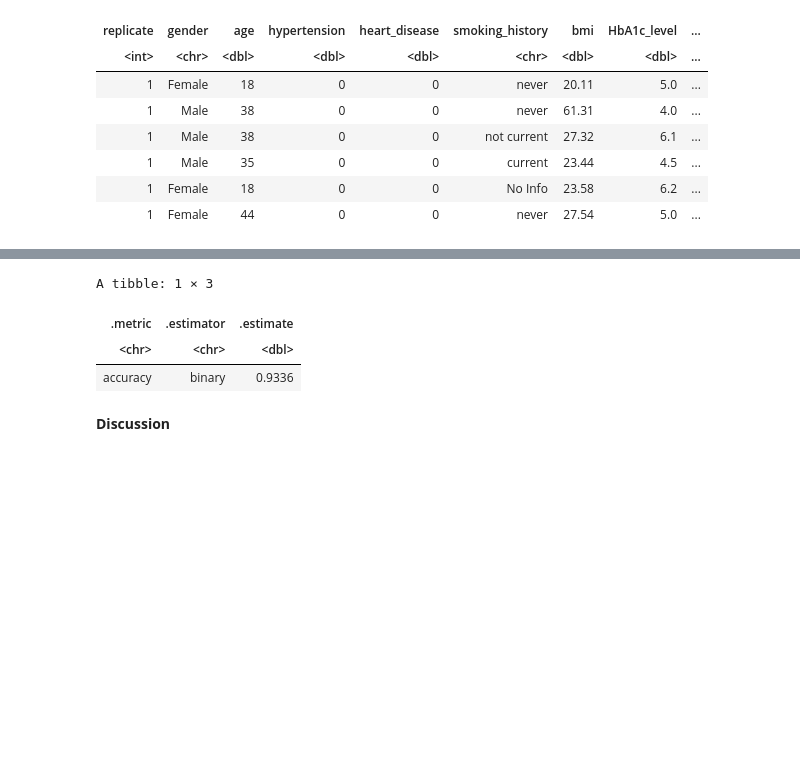
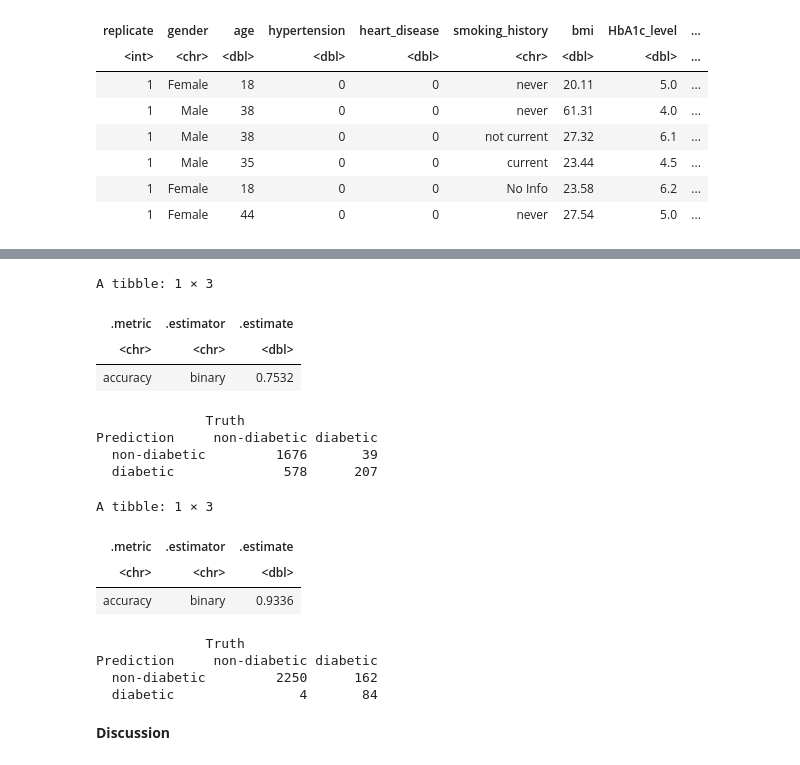
Before and after one commit to danialtaj0/dsci-100-002-group-41, a Jupyter notebook: assignments/final_project_group_41.ipynb, the cells around one changed output, grey strips where cells are left out. Cells and saved outputs as stored; diff of their text form; code cells hidden in the pictures; blank space fills up the shorter version.

```diff
--- a/assignments/final_project_group_41.ipynb
+++ b/assignments/final_project_group_41.ipynb
@@ -43,6 +43,7 @@ set.seed(1)
 url <- "https://raw.githubusercontent.com/danialtaj0/Dataset/main/diabetes_prediction_dataset.csv"
 diabetes_data <- read_csv(url) |>
                  mutate(diabetes = as_factor(diabetes)) |>
+                mutate(diabetes = fct_recode(diabetes, "non-diabetic" = "0", "diabetic" = "1")) |>
                 rep_sample_n(10000)
 diabetes_split <- initial_split(diabetes_data, prop = 0.75, strata = diabetes)
 diabetes_train <- training(diabetes_split)
@@ -192,23 +224,52 @@ A tibble: 11 × 2
 # %%
-#knn model with k = 12
-diabetes_spec <- nearest_neighbor(weight_func = "rectangular", neighbors = 12) |>
+set.seed(1)
+#classifier with downsampling
+diabetes_spec <- nearest_neighbor(weight_func = "rectangular", neighbors = best_k) |>
     set_engine("kknn") |>
     set_mode("classification")
-#classification
 diabetes_classifier <- workflow() |>
     add_recipe(diabetes_recipe) |>
     add_model(diabetes_spec) |>
-    fit(data = diabetes_train)
-prediction_metrics <- predict(diabetes_classifier, diabetes_test) |>
-    bind_cols(diabetes_test) |>
-    metrics(truth = diabetes, estimate = .pred_class) |>
+    fit(data = downsampled_diabetes_train)
+predictions <- predict(diabetes_classifier, diabetes_test) |>
+    bind_cols(diabetes_test)
+prediction_metrics <- metrics(predictions, truth = diabetes, estimate = .pred_class) |>
     filter(.metric == "accuracy")
 prediction_metrics
+conf_mat <- conf_mat(predictions, truth = diabetes, estimate = .pred_class)
+conf_mat
+#classifier without downsampling
+diabetes_spec_2 <- nearest_neighbor(weight_func = "rectangular", neighbors = best_k_2) |>
+    set_engine("kknn") |>
+    set_mode("classification")
+diabetes_classifier_2 <- workflow() |>
+    add_recipe(diabetes_recipe_2) |>
+    add_model(diabetes_spec_2) |>
+    fit(data = diabetes_train)
+predictions_2 <- predict(diabetes_classifier_2, diabetes_test) |>
+    bind_cols(diabetes_test)
+prediction_metrics_2 <- metrics(predictions_2, truth = diabetes, estimate = .pred_class) |>
+    filter(.metric == "accuracy")
+prediction_metrics_2
+conf_mat_2 <- conf_mat(predictions_2, truth = diabetes, estimate = .pred_class)
+conf_mat_2
 # %% [output]
 A tibble: 1 × 3
 | .metric | .estimator | .estimate |
 | <chr> | <chr> | <dbl> |
-| accuracy | binary | 0.9336 |
+| accuracy | binary | 0.7532 |
+              Truth
+Prediction     non-diabetic diabetic
+  non-diabetic         1676       39
+  diabetic              578      207
+A tibble: 1 × 3
+| .metric | .estimator | .estimate |
+| <chr> | <chr> | <dbl> |
+| accuracy | binary | 0.9336 |
+              Truth
+Prediction     non-diabetic diabetic
+  non-diabetic         2250      162
+  diabetic                4       84
 # %% [markdown]
 **Discussion**
 # %% [markdown]
```
Also changed, not shown: parts of 4 cells of this notebook.
